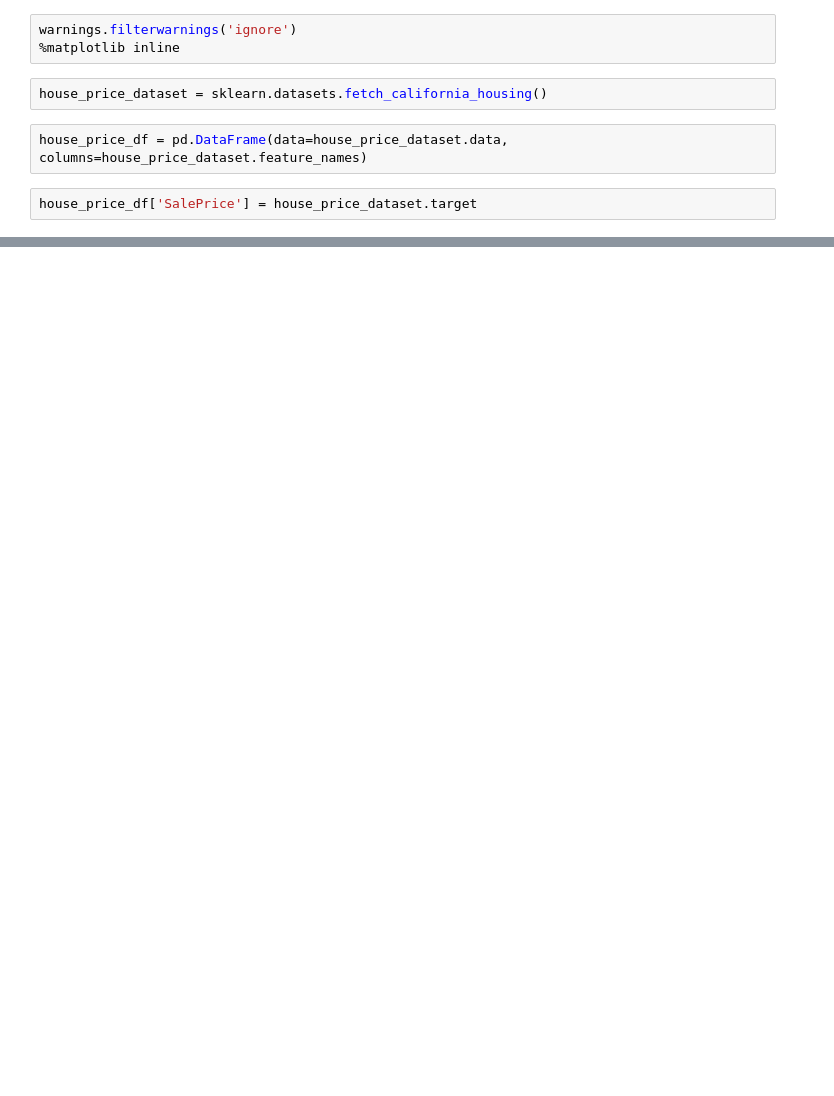
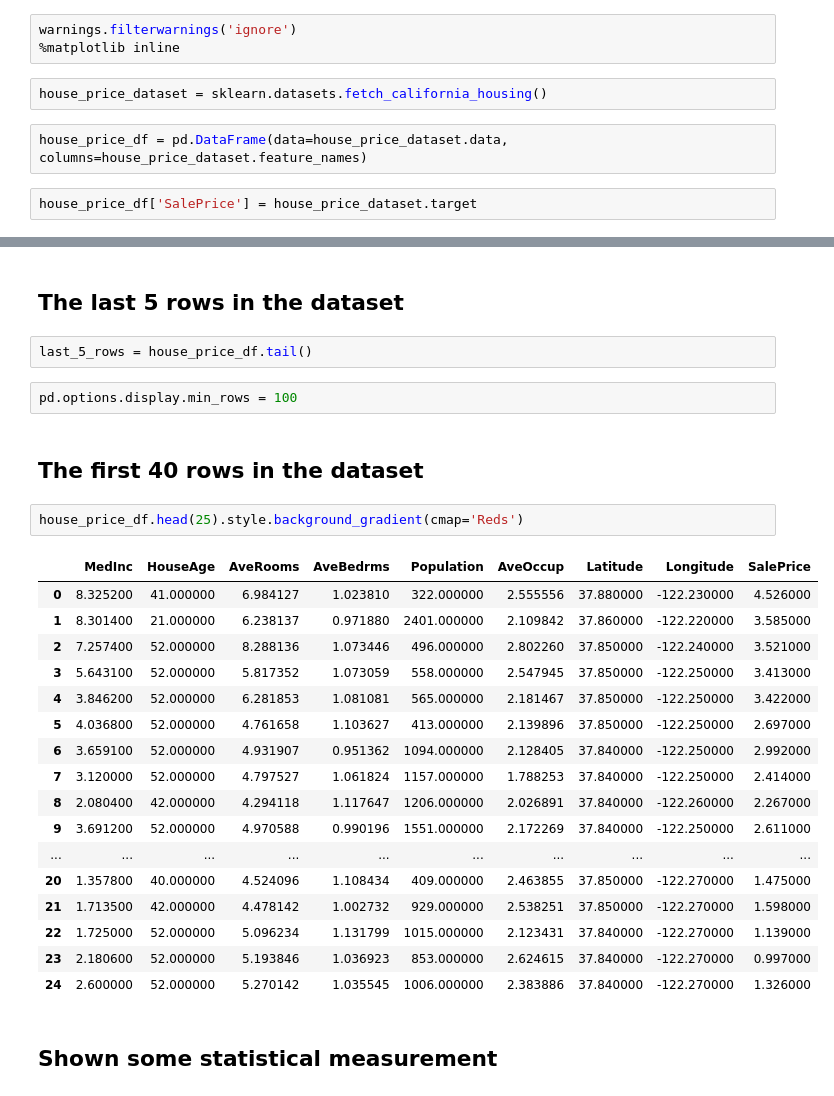
Before and after one commit to AbdulrahmanAlShaweesh/house-pricing-production, a Jupyter notebook: House-pricing-production.ipynb, the cells around one changed output, grey strips where cells are left out. Saved outputs shown, nothing was run; the diff lists cells and outputs as text; blank space fills up the shorter version.

```diff
--- a/House-pricing-production.ipynb
+++ b/House-pricing-production.ipynb
@@ -35,0 +60,30 @@ house_price_df
+# %% [markdown]
+## The last 5 rows in the dataset
+# %%
+last_5_rows = house_price_df.tail()
+# %%
+pd.options.display.min_rows = 100
+# %% [markdown]
+## The first 40 rows in the dataset
+# %%
+house_price_df.head(25).style.background_gradient(cmap='Reds')
+# %% [output]
+|  | MedInc | HouseAge | AveRooms | AveBedrms | Population | AveOccup | Latitude | Longitude | SalePrice |
+| 0 | 8.325200 | 41.000000 | 6.984127 | 1.023810 | 322.000000 | 2.555556 | 37.880000 | -122.230000 | 4.526000 |
+| 1 | 8.301400 | 21.000000 | 6.238137 | 0.971880 | 2401.000000 | 2.109842 | 37.860000 | -122.220000 | 3.585000 |
+| 2 | 7.257400 | 52.000000 | 8.288136 | 1.073446 | 496.000000 | 2.802260 | 37.850000 | -122.240000 | 3.521000 |
+| 3 | 5.643100 | 52.000000 | 5.817352 | 1.073059 | 558.000000 | 2.547945 | 37.850000 | -122.250000 | 3.413000 |
+| 4 | 3.846200 | 52.000000 | 6.281853 | 1.081081 | 565.000000 | 2.181467 | 37.850000 | -122.250000 | 3.422000 |
+| 5 | 4.036800 | 52.000000 | 4.761658 | 1.103627 | 413.000000 | 2.139896 | 37.850000 | -122.250000 | 2.697000 |
+| 6 | 3.659100 | 52.000000 | 4.931907 | 0.951362 | 1094.000000 | 2.128405 | 37.840000 | -122.250000 | 2.992000 |
+| 7 | 3.120000 | 52.000000 | 4.797527 | 1.061824 | 1157.000000 | 1.788253 | 37.840000 | -122.250000 | 2.414000 |
+| 8 | 2.080400 | 42.000000 | 4.294118 | 1.117647 | 1206.000000 | 2.026891 | 37.840000 | -122.260000 | 2.267000 |
+| 9 | 3.691200 | 52.000000 | 4.970588 | 0.990196 | 1551.000000 | 2.172269 | 37.840000 | -122.250000 | 2.611000 |
+| ... | ... | ... | ... | ... | ... | ... | ... | ... | ... |
+| 20 | 1.357800 | 40.000000 | 4.524096 | 1.108434 | 409.000000 | 2.463855 | 37.850000 | -122.270000 | 1.475000 |
+| 21 | 1.713500 | 42.000000 | 4.478142 | 1.002732 | 929.000000 | 2.538251 | 37.850000 | -122.270000 | 1.598000 |
+| 22 | 1.725000 | 52.000000 | 5.096234 | 1.131799 | 1015.000000 | 2.123431 | 37.840000 | -122.270000 | 1.139000 |
+| 23 | 2.180600 | 52.000000 | 5.193846 | 1.036923 | 853.000000 | 2.624615 | 37.840000 | -122.270000 | 0.997000 |
+| 24 | 2.600000 | 52.000000 | 5.270142 | 1.035545 | 1006.000000 | 2.383886 | 37.840000 | -122.270000 | 1.326000 |
+# %% [markdown]
+## Shown some statistical measurement
```
Also changed, not shown: parts of 15 cells of this notebook.
